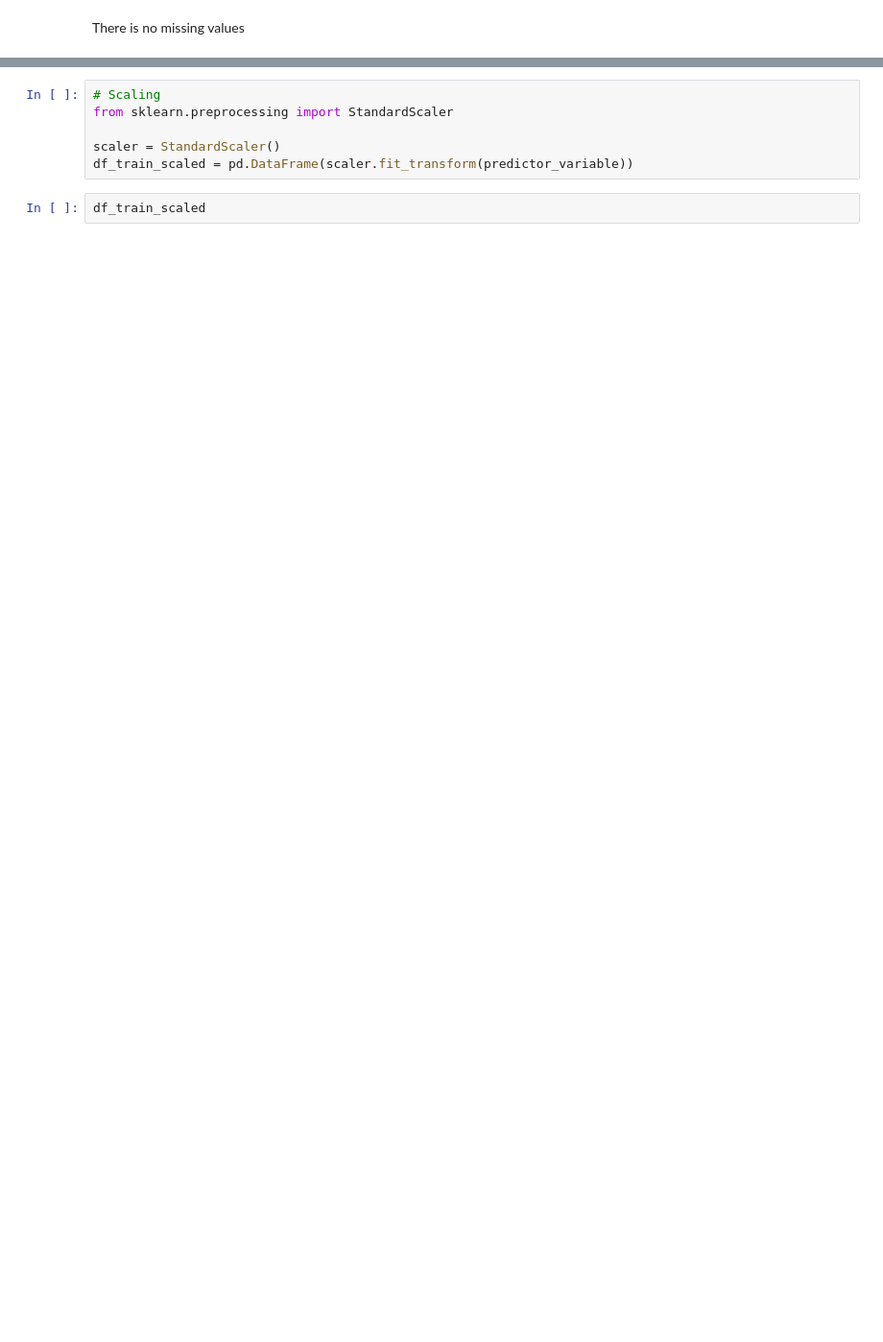
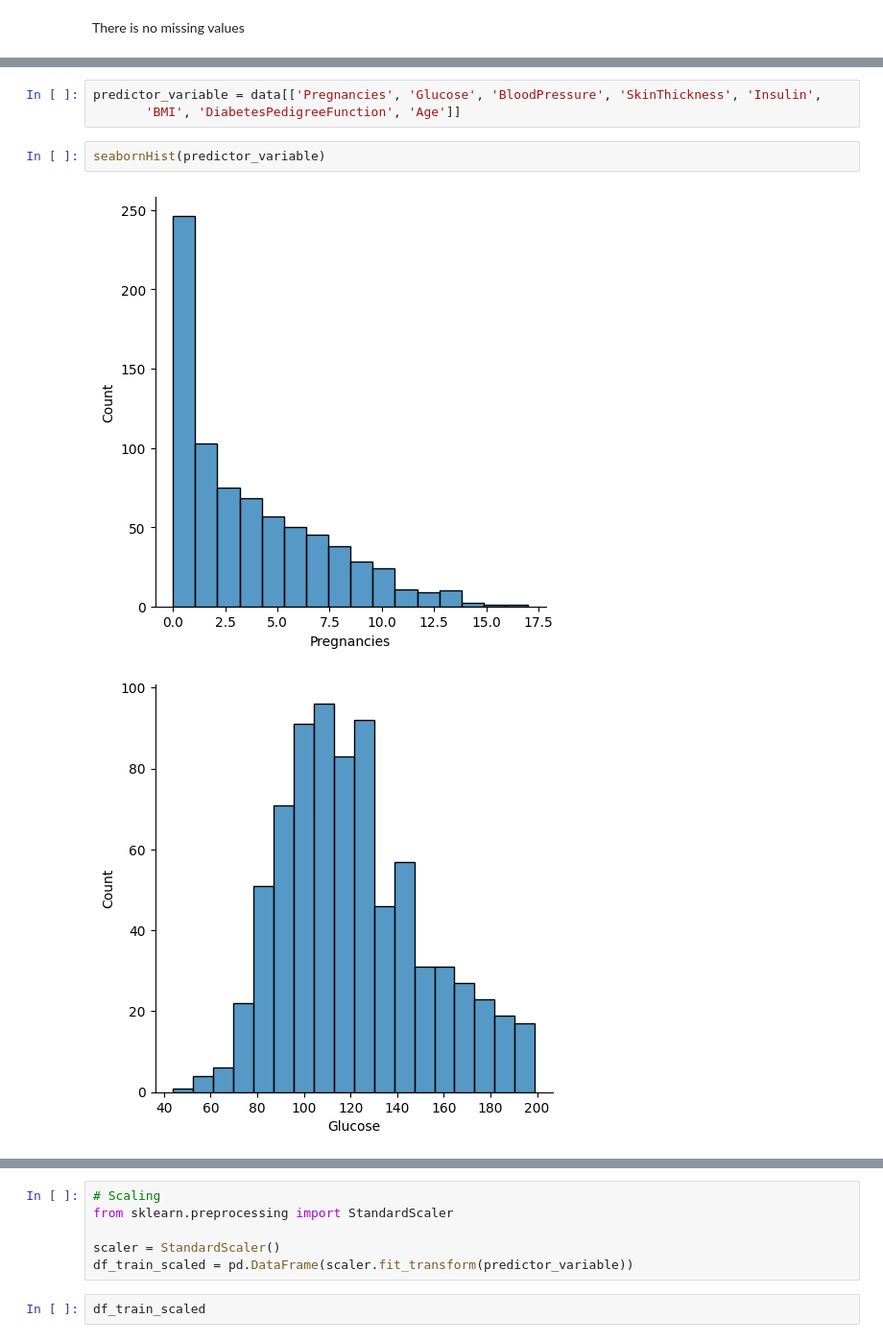
Before and after one commit to Ranaal-suffi/ml-project-supervised-learning, a Jupyter notebook: Supervised Learning - Project.ipynb, the cells around one changed output, grey strips where cells are left out. Shown at 96% size. Drawn from its saved outputs; the diff is of its cells as text; blank space fills up the shorter version.

```diff
--- a/Supervised Learning - Project.ipynb
+++ b/Supervised Learning - Project.ipynb
@@ -145,0 +253,8 @@ There is no missing values
+# %%
+predictor_variable = data[['Pregnancies', 'Glucose', 'BloodPressure', 'SkinThickness', 'Insulin',
+       'BMI', 'DiabetesPedigreeFunction', 'Age']]
+# %%
+seabornHist(predictor_variable)
+# %% [output]
+[figure, added]
+[figure, added]
```
Also changed, not shown: parts of 78 cells of this notebook, 1 other file.
